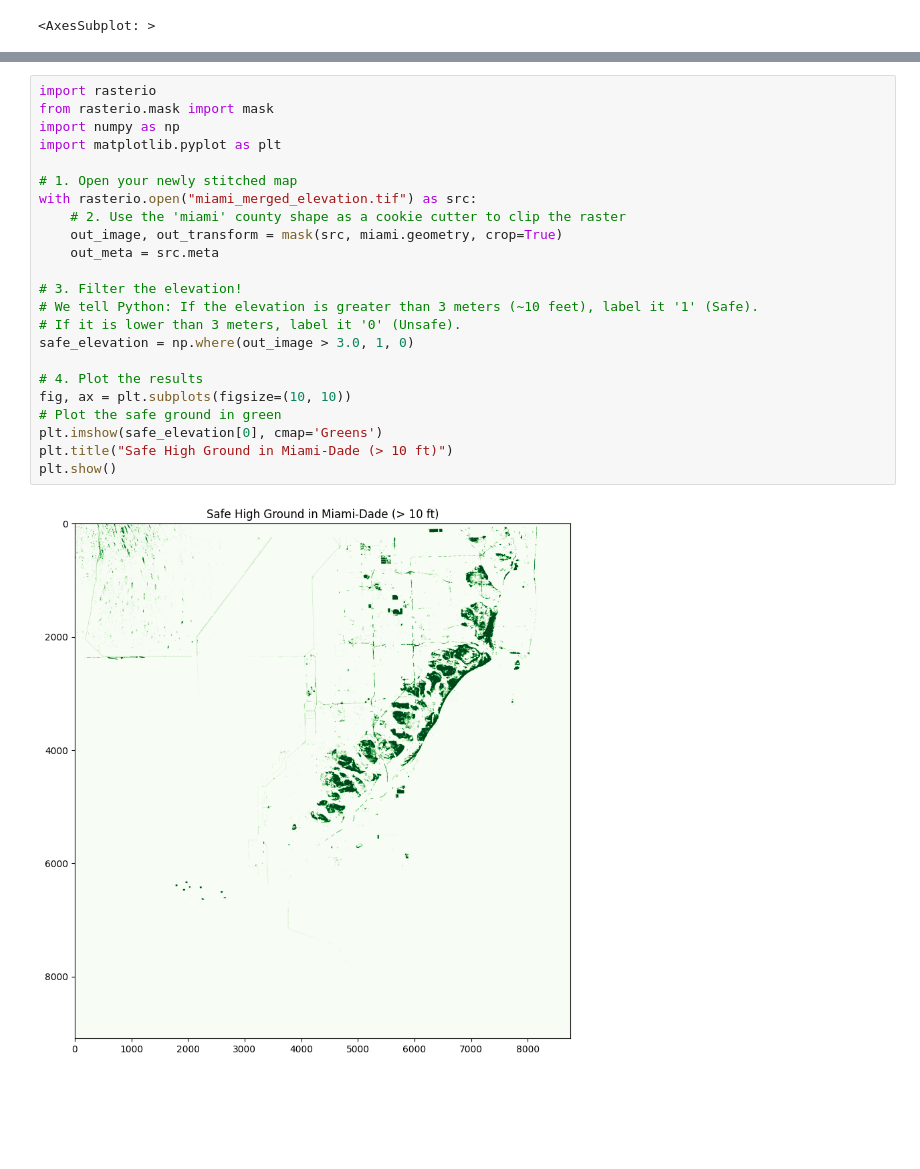
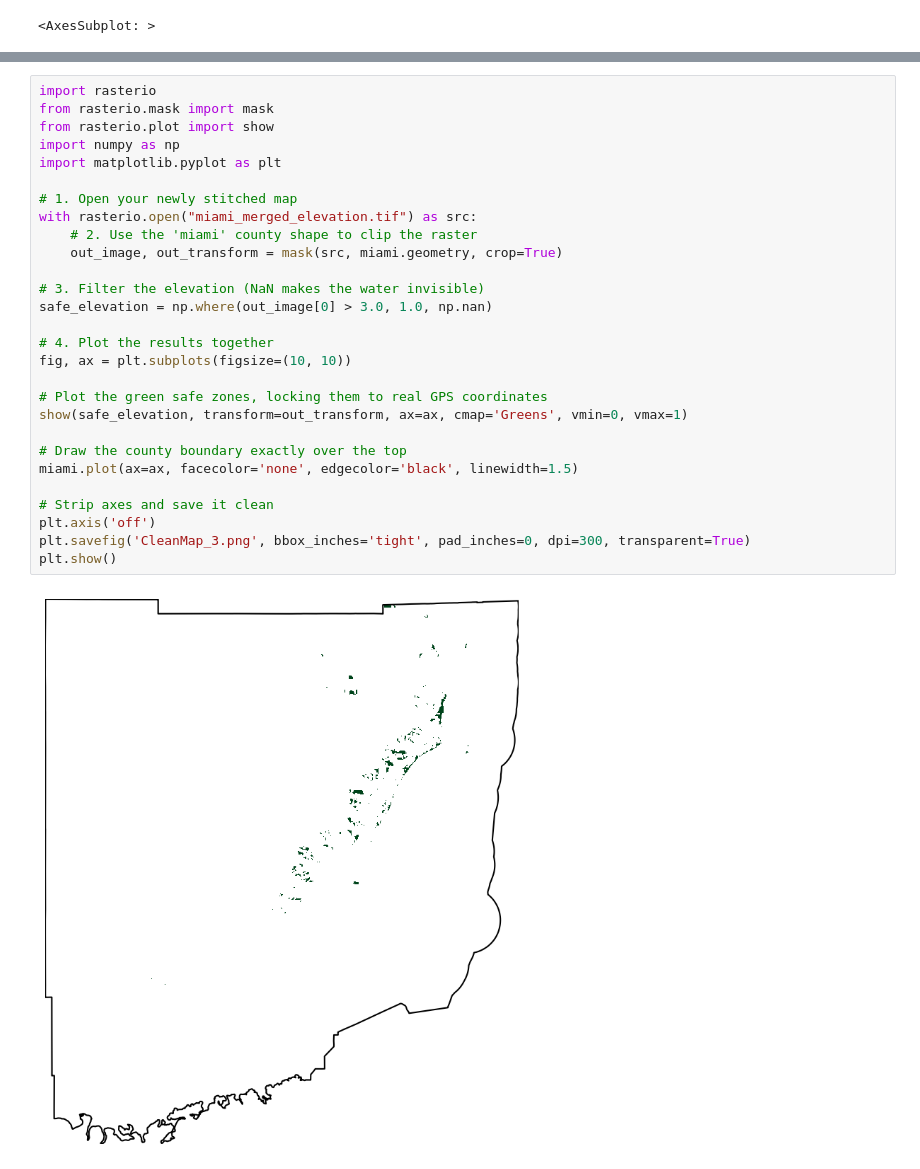
Before and after one commit to 25ggianforte/Basic-GitHub-Repository, a Jupyter notebook: code/CODE.ipynb, the cells around one changed output, grey strips where cells are left out. Drawn from its saved outputs; the diff is of its cells as text; blank space fills up the shorter version.

```diff
--- a/code/CODE.ipynb
+++ b/code/CODE.ipynb
@@ -101,26 +99,31 @@ show(plot_data, cmap='terrain', vmin=0, vmax=15)
 # %%
 import rasterio
 from rasterio.mask import mask
+from rasterio.plot import show
 import numpy as np
 import matplotlib.pyplot as plt
 
 # 1. Open your newly stitched map
 with rasterio.open("miami_merged_elevation.tif") as src:
-    # 2. Use the 'miami' county shape as a cookie cutter to clip the raster
+    # 2. Use the 'miami' county shape to clip the raster
     out_image, out_transform = mask(src, miami.geometry, crop=True)
-    out_meta = src.meta
 
-# 3. Filter the elevation!
-# We tell Python: If the elevation is greater than 3 meters (~10 feet), label it '1' (Safe).
-# If it is lower than 3 meters, label it '0' (Unsafe).
-safe_elevation = np.where(out_image > 3.0, 1, 0)
+# 3. Filter the elevation (NaN makes the water invisible)
+safe_elevation = np.where(out_image[0] > 3.0, 1.0, np.nan)
 
-# 4. Plot the results
+# 4. Plot the results together
 fig, ax = plt.subplots(figsize=(10, 10))
-# Plot the safe ground in green
-plt.imshow(safe_elevation[0], cmap='Greens')
-plt.title("Safe High Ground in Miami-Dade (> 10 ft)")
+
+# Plot the green safe zones, locking them to real GPS coordinates
+show(safe_elevation, transform=out_transform, ax=ax, cmap='Greens', vmin=0, vmax=1)
+
+# Draw the county boundary exactly over the top
+miami.plot(ax=ax, facecolor='none', edgecolor='black', linewidth=1.5)
+
+# Strip axes and save it clean
+plt.axis('off')
+plt.savefig('CleanMap_3.png', bbox_inches='tight', pad_inches=0, dpi=300, transparent=True)
 plt.show()
 # %% [output]
-[figure, old version]
+[figure, new version]
 # %%
```
Also changed, not shown: parts of 10 cells of this notebook, 7 other files.
